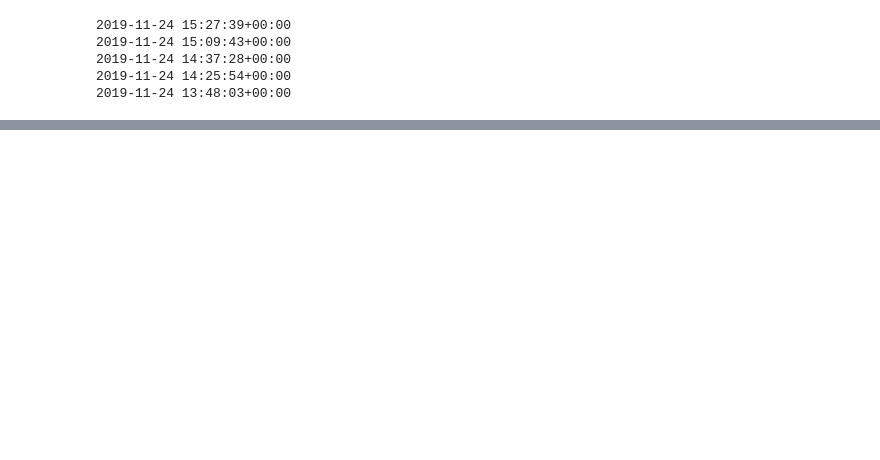
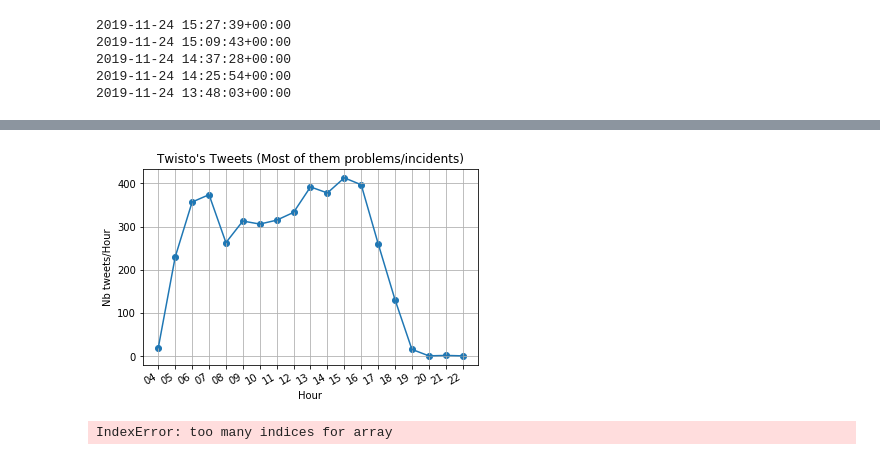
Before and after one commit to OrIOg/TwistoDataAnalysis, a Jupyter notebook: Test DB.ipynb, the cells around one changed output, grey strips where cells are left out. Drawn from its saved outputs; the diff is of its cells as text; code cells hidden in the pictures; blank space fills up the shorter version.

```diff
--- a/Test DB.ipynb
+++ b/Test DB.ipynb
@@ -94,0 +124,6 @@ array([['de', 'à', '#infotwisto', ..., 'Verts', 'Vert,', '🙃...'],
+# %%
+data_hours = db.execute("SELECT strftime('%H', time, 'unixepoch') as d, COUNT(date(time, 'unixepoch')) FROM tweets GROUP BY d ORDER BY d ASC;").fetchall()
+data_hours = np.array(data_hours)#.astype('object')
+#days = np.array(["Sunday", "Monday", "Tuesday", "Wednesday", "Thursday", "Friday", "Saturday"])
+#data_hours[:,0] = days[data_day[:,0].astype('int')]
+print(data_hours)
@@ -94,0 +150,17 @@ array([['de', 'à', '#infotwisto', ..., 'Verts', 'Vert,', '🙃...'],
+# %%
+fig, ax = plt.subplots()
+x = data_hours[:, 0]
+y = data_hours[:, 1].astype('float')#*100 / COUNT
+ax.scatter(x,y)
+ax.plot(x,y)
+
+ax.set_title("Twisto's Tweets (Most of them problems/incidents)")
+ax.set_xlabel('Hour')
+ax.set_ylabel('Nb tweets/Hour')
+plt.grid()
+ax.get_yaxis().get_major_formatter().set_useOffset(False)
+plt.gcf().autofmt_xdate()
+plt.show()
+# L'info trafic du lundi au vendredi (7h/20h) et samedi (8h30/19h)
+# %% [output]
+[figure, added]
@@ -94,0 +172,17 @@ array([['de', 'à', '#infotwisto', ..., 'Verts', 'Vert,', '🙃...'],
+# %%
+fig, ax = plt.subplots(figsize=(20, 10))
+
+x = weather_data_partial[:, 0]
+y = weather_data_partial[:, 1].astype('float')
+ax.scatter(x,y)
+ax.plot(x,y)
+
+ax.set_title("Average temperature - Caen")
+ax.set_xlabel('Date')
+ax.set_ylabel('Temperature °C')
+plt.grid()
+ax.get_yaxis().get_major_formatter().set_useOffset(False)
+plt.gcf().autofmt_xdate()
+plt.show()
+# %% [output]
+IndexError: too many indices for array
```
Also changed, not shown: parts of 10 cells of this notebook, 11 other files.
